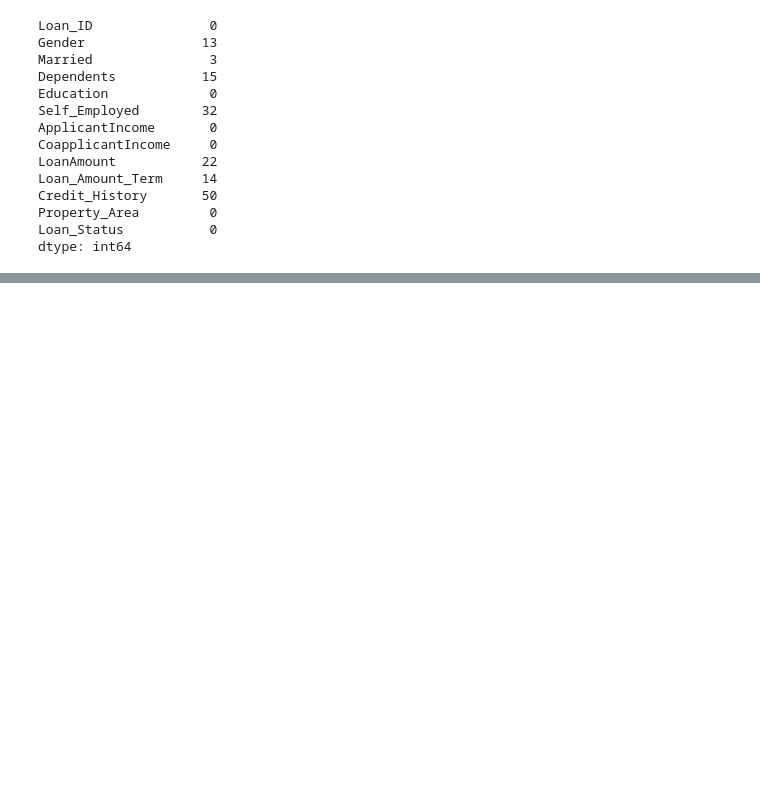
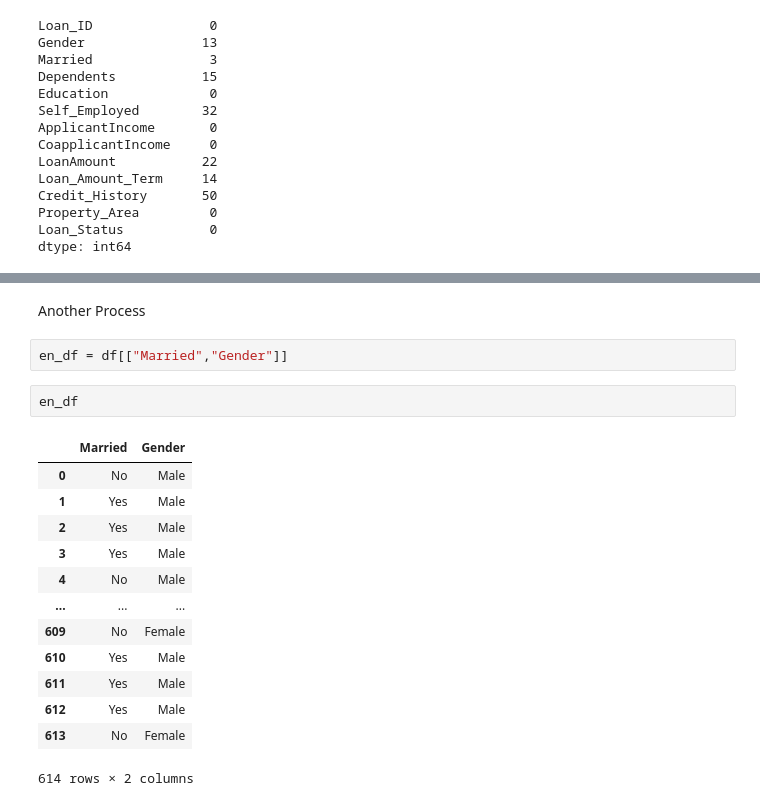
Before and after one commit to vansh1567/data-science, a Jupyter notebook: Encoding.ipynb, the cells around one changed output, grey strips where cells are left out. Saved outputs shown, nothing was run; the diff lists cells and outputs as text; blank space fills up the shorter version.

```diff
--- a/Encoding.ipynb
+++ b/Encoding.ipynb
@@ -71,0 +63,20 @@ Name: Married, Length: 614, dtype: str
+# %% [markdown]
+Another Process
+# %%
+en_df = df[["Married","Gender"]]
+# %%
+en_df
+# %% [output]
+|  | Married | Gender |
+| 0 | No | Male |
+| 1 | Yes | Male |
+| 2 | Yes | Male |
+| 3 | Yes | Male |
+| 4 | No | Male |
+| ... | ... | ... |
+| 609 | No | Female |
+| 610 | Yes | Male |
+| 611 | Yes | Male |
+| 612 | Yes | Male |
+| 613 | No | Female |
+614 rows × 2 columns
```
Also changed, not shown: parts of 10 cells of this notebook, 2 other files.
